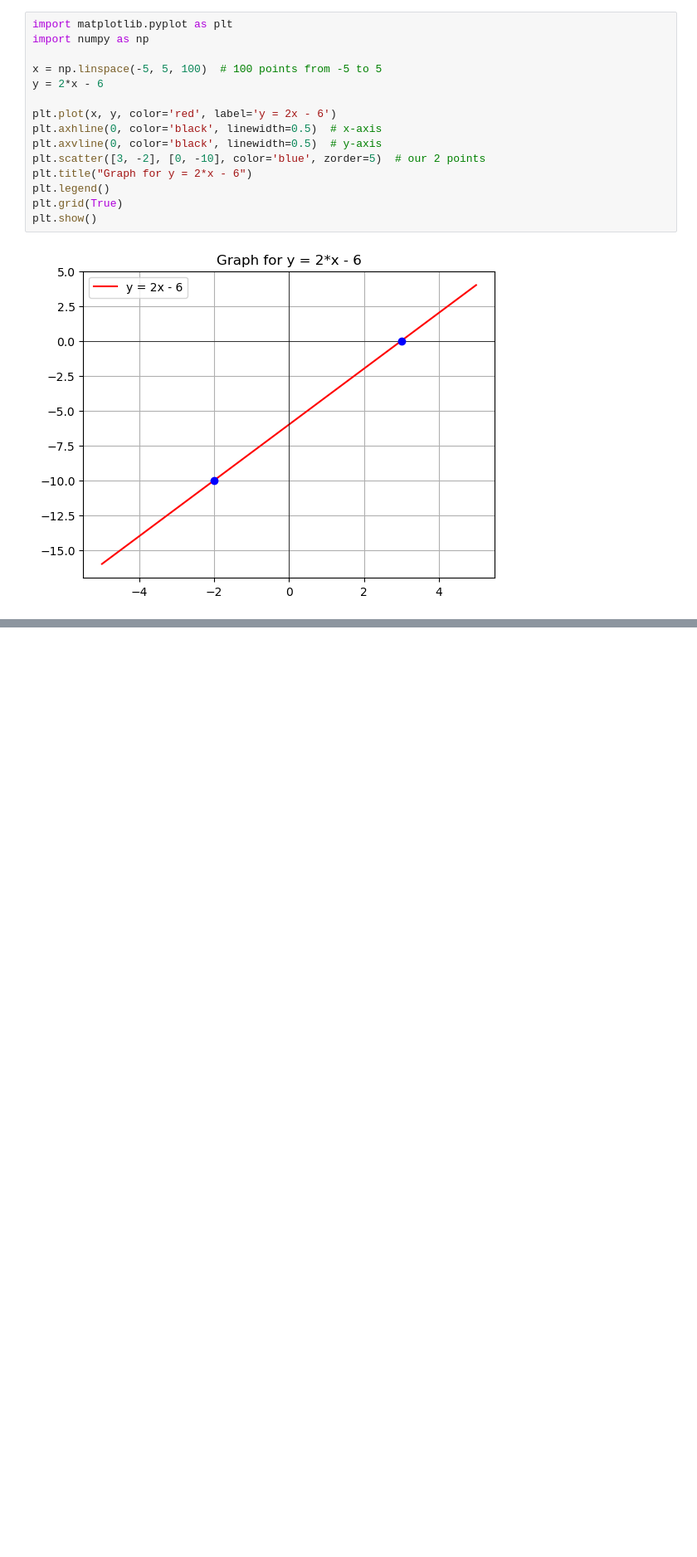
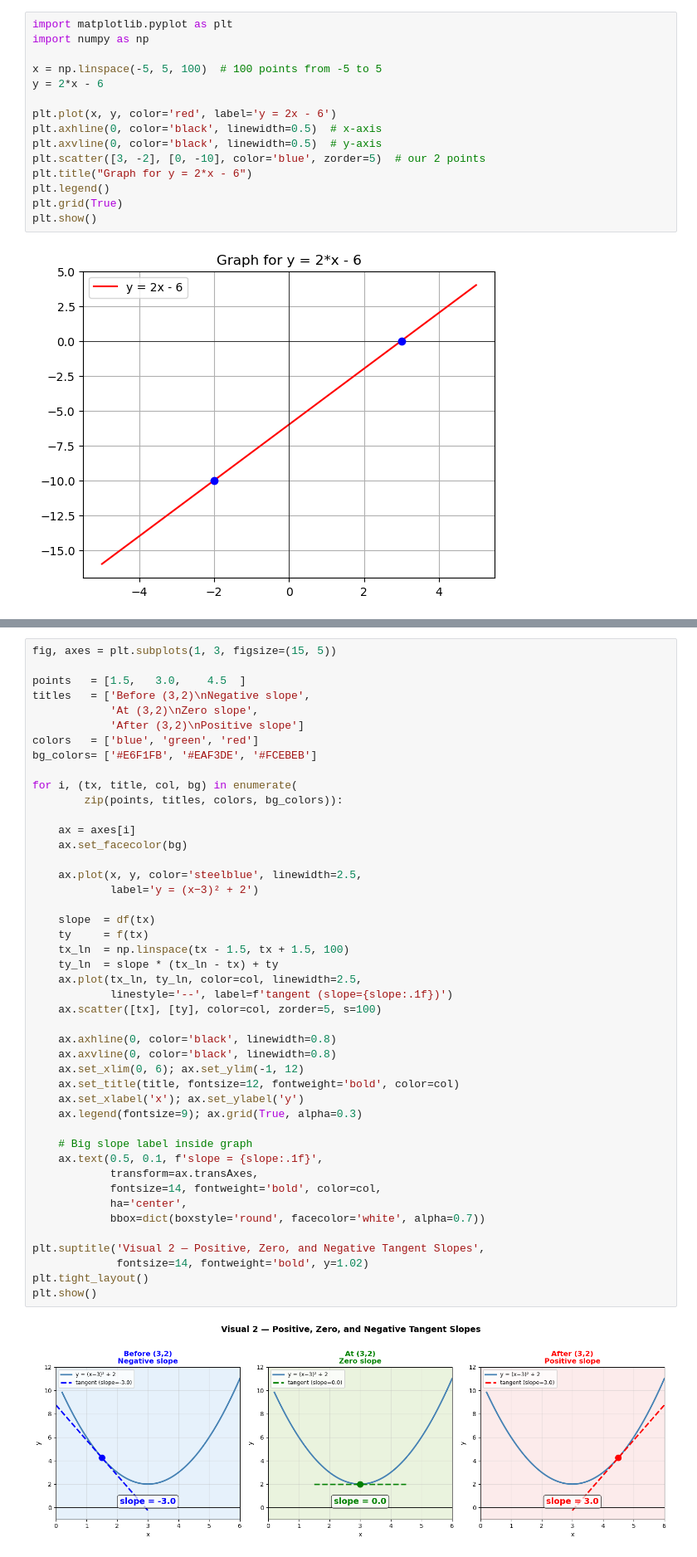
Before and after one commit to aya-alharazin/Machine-Learning, a Jupyter notebook: 02 - Linear Equation.ipynb, the cells around one changed output, grey strips where cells are left out. Shown at 83% size. Cells and saved outputs as stored; diff of their text form; blank space fills up the shorter version.

```diff
--- a/02 - Linear Equation.ipynb
+++ b/02 - Linear Equation.ipynb
@@ -172,0 +232,47 @@ plt.show()
+# %%
+fig, axes = plt.subplots(1, 3, figsize=(15, 5))
+
+points   = [1.5,   3.0,    4.5  ]
+titles   = ['Before (3,2)\nNegative slope',
+            'At (3,2)\nZero slope',
+            'After (3,2)\nPositive slope']
+colors   = ['blue', 'green', 'red']
+bg_colors= ['#E6F1FB', '#EAF3DE', '#FCEBEB']
+
+for i, (tx, title, col, bg) in enumerate(
+        zip(points, titles, colors, bg_colors)):
+
+    ax = axes[i]
+    ax.set_facecolor(bg)
+
+    ax.plot(x, y, color='steelblue', linewidth=2.5,
+            label='y = (x−3)² + 2')
+
+    slope  = df(tx)
+    ty     = f(tx)
+    tx_ln  = np.linspace(tx - 1.5, tx + 1.5, 100)
+    ty_ln  = slope * (tx_ln - tx) + ty
+    ax.plot(tx_ln, ty_ln, color=col, linewidth=2.5,
+            linestyle='--', label=f'tangent (slope={slope:.1f})')
+    ax.scatter([tx], [ty], color=col, zorder=5, s=100)
+
+    ax.axhline(0, color='black', linewidth=0.8)
+    ax.axvline(0, color='black', linewidth=0.8)
+    ax.set_xlim(0, 6); ax.set_ylim(-1, 12)
+    ax.set_title(title, fontsize=12, fontweight='bold', color=col)
+    ax.set_xlabel('x'); ax.set_ylabel('y')
+    ax.legend(fontsize=9); ax.grid(True, alpha=0.3)
+
+    # Big slope label inside graph
+    ax.text(0.5, 0.1, f'slope = {slope:.1f}',
+            transform=ax.transAxes,
+            fontsize=14, fontweight='bold', color=col,
+            ha='center',
+            bbox=dict(boxstyle='round', facecolor='white', alpha=0.7))
+
+plt.suptitle('Visual 2 — Positive, Zero, and Negative Tangent Slopes',
+             fontsize=14, fontweight='bold', y=1.02)
+plt.tight_layout()
+plt.show()
+# %% [output]
+[figure, added]
```
Also changed, not shown: parts of 5 cells of this notebook.
